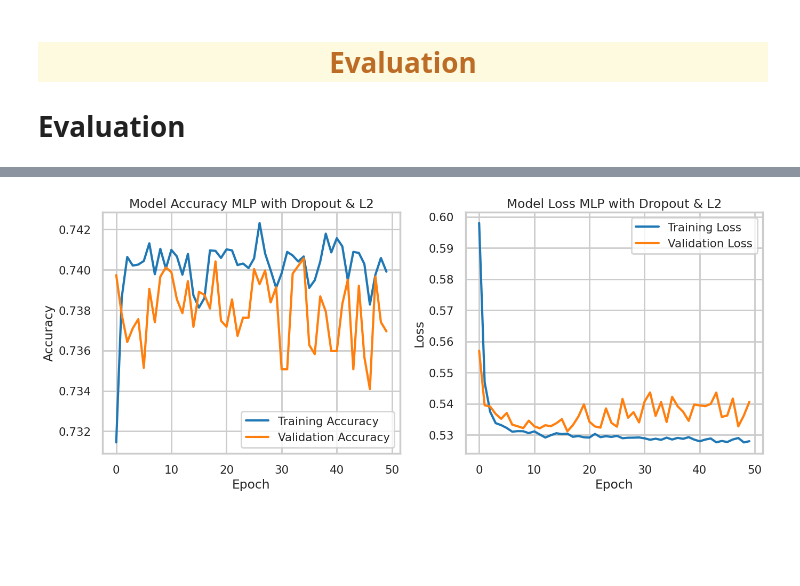
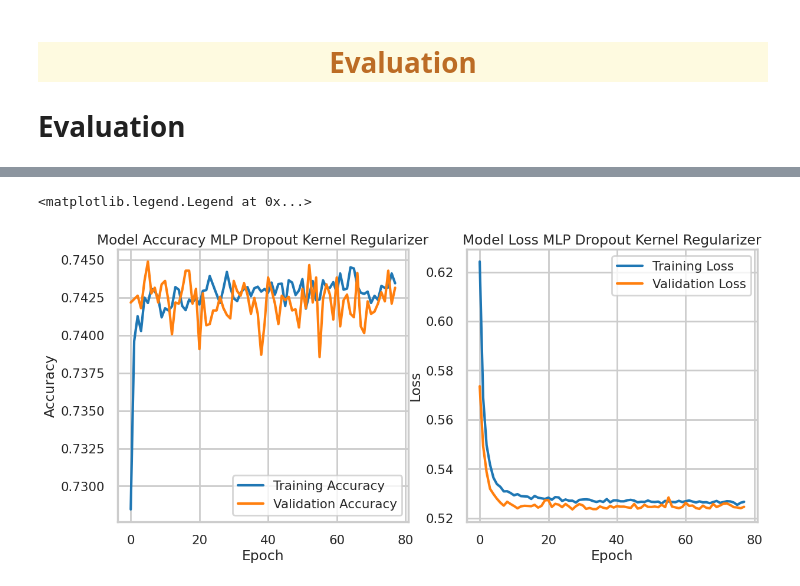
Before and after one commit to HanifCahyo/diabetes, a Jupyter notebook: diabetes.ipynb, the cells around one changed output, grey strips where cells are left out. Saved outputs shown, nothing was run; the diff lists cells and outputs as text; code cells hidden in the pictures; blank space fills up the shorter version.

```diff
--- a/diabetes.ipynb
+++ b/diabetes.ipynb
@@ -340,0 +250,14 @@ Y dev shape:  (13280,)
+# %%
+# Step 1: Split data menjadi 60% training dan 40% (test + validation)
+X_train, X_temp, y_train, y_temp = train_test_split(X, y, test_size=0.4, random_state=42)
+
+# Step 2: Split data sementara menjadi 20% testing dan 20% validation
+X_test, X_val, y_test, y_val = train_test_split(X_temp, y_temp, test_size=0.5, random_state=42)
+
+# Step 3: StandardScaler untuk scaling data
+scaler = StandardScaler()
+# %%
+# Fit scaler di training data dan transform semua dataset
+X_train = scaler.fit_transform(X_train)
+X_test = scaler.transform(X_test)
+X_val = scaler.transform(X_val)
@@ -443,5 +372,5 @@ Model: "sequential_1"
 # %%
-model_MLP_droupout_l2 = Sequential([
+model_MLP_Droupout_l2 = Sequential([
     Dense(128, input_dim=X_train.shape[1], activation='relu', kernel_regularizer=l2(0.001)),
     Dropout(0.3),
     Dense(64, activation='relu', kernel_regularizer=l2(0.001)),
@@ -449,7 +378,7 @@ model_MLP_droupout_l2 = Sequential([
     Dense(32, activation='relu'),
     Dense(1, activation='sigmoid')
 ])
-model_MLP_droupout_l2.summary()
+model_MLP_Droupout_l2.summary()
 # %% [output]
 Model: "sequential_2"
 ┏━━━━━━━━━━━━━━━━━━━━━━━━━━━━━━━━━┳━━━━━━━━━━━━━━━━━━━━━━━━┳━━━━━━━━━━━━━━━┓
@@ -556,14 +485,14 @@ Test accuracy: 0.7395135164260864
 # %%
 # Compile the model
-model_MLP_droupout_l2.compile(optimizer='adam', loss='binary_crossentropy', metrics=['accuracy'])
+model_MLP_Droupout_l2.compile(optimizer='adam', loss='binary_crossentropy', metrics=['accuracy'])
 
-# Define early stopping
-early_stopping = EarlyStopping(monitor='val_loss', patience=5, restore_best_weights=True)
+# Define early stopping callback to prevent overfitting during tuning
+early_stopping = tf.keras.callbacks.EarlyStopping(monitor='val_loss', patience=50, restore_best_weights=True)
 
 # Train the model
-history_MLP_droupout_l2 = model_MLP_droupout_l2.fit(X_train, y_train, epochs=50, batch_size=32, validation_data=(X_test, y_test), verbose=1)
+history_model_MLP_Droupout_l2 = model_MLP_Droupout_l2.fit(X_train, y_train, epochs=1000, batch_size=128, validation_data=(X_val, y_val), callbacks=[early_stopping])
 
 # Evaluate the model on the test set
-loss, accuracy = model_MLP_droupout_l2.evaluate(X_test, y_test)
+loss, accuracy = model_MLP_Droupout_l2.evaluate(X_test, y_test)
 print(f'Test accuracy: {accuracy}')
 # %% [output]
@@ -731,25 +568,22 @@ plt.show()
 # %%
 # Buat figure dengan 2 subplots, satu untuk accuracy dan satu untuk loss
 fig, ax = plt.subplots(1, 2, figsize=(14, 6))
 
 # Plot accuracy di subplot kiri (ax[0])
-ax[0].plot(history_MLP_droupout_l2.history['accuracy'], label='Training Accuracy')
-ax[0].plot(history_MLP_droupout_l2.history['val_accuracy'], label='Validation Accuracy')
-ax[0].set_title('Model Accuracy MLP with Dropout & L2')
+ax[0].plot(history_model_MLP_Droupout_l2.history['accuracy'], label='Training Accuracy')
+ax[0].plot(history_model_MLP_Droupout_l2.history['val_accuracy'], label='Validation Accuracy')
+ax[0].set_title('Model Accuracy MLP Dropout Kernel Regularizer')
 ax[0].set_xlabel('Epoch')
 ax[0].set_ylabel('Accuracy')
 ax[0].legend(loc='lower right')
 
 # Plot loss di subplot kanan (ax[1])
-ax[1].plot(history_MLP_droupout_l2.history['loss'], label='Training Loss')
-ax[1].plot(history_MLP_droupout_l2.history['val_loss'], label='Validation Loss')
-ax[1].set_title('Model Loss MLP with Dropout & L2')
+ax[1].plot(history_model_MLP_Droupout_l2.history['loss'], label='Training Loss')
+ax[1].plot(history_model_MLP_Droupout_l2.history['val_loss'], label='Validation Loss')
+ax[1].set_title('Model Loss MLP Dropout Kernel Regularizer')
 ax[1].set_xlabel('Epoch')
 ax[1].set_ylabel('Loss')
 ax[1].legend(loc='upper right')
-
-# Tampilkan plot
-plt.tight_layout()
-plt.show()
 # %% [output]
+<matplotlib.legend.Legend at 0x...>
-[figure, old version]
+[figure, new version]
```
Also changed, not shown: parts of 32 cells of this notebook.
